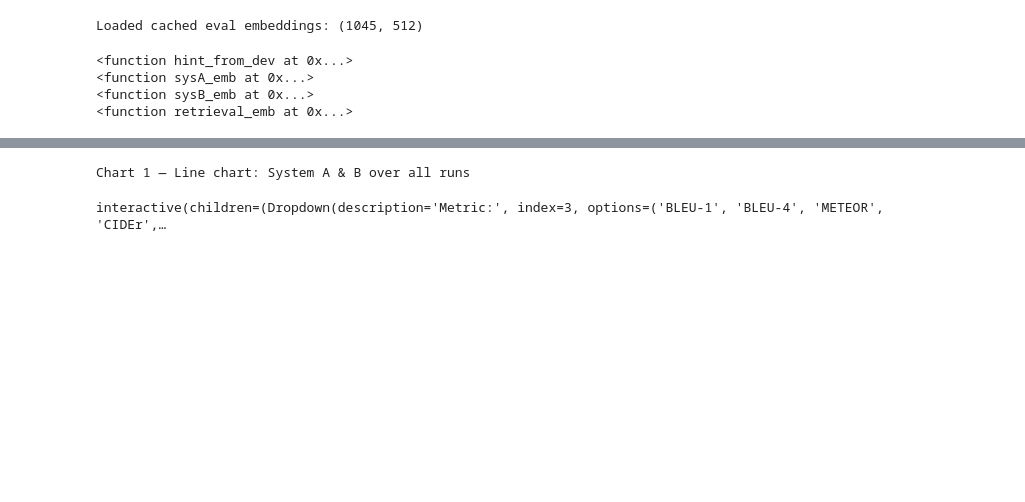
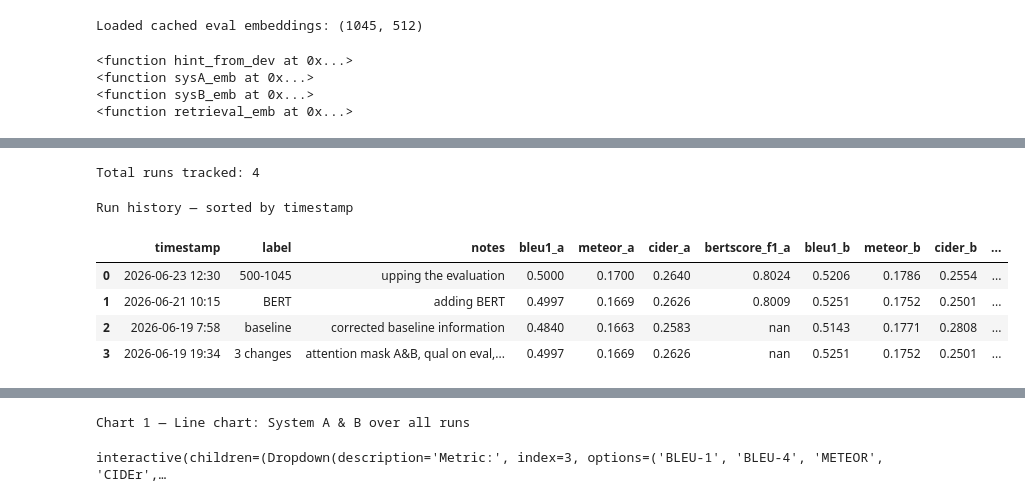
Before and after one commit to annhmartin/ML-audio, a Jupyter notebook: Untitled0.ipynb, the cells around one changed output, grey strips where cells are left out. Saved outputs shown, nothing was run; the diff lists cells and outputs as text; code cells hidden in the pictures; blank space fills up the shorter version.

```diff
--- a/Untitled0.ipynb
+++ b/Untitled0.ipynb
@@ -1511,2 +1462,36 @@ Run history — sorted by timestamp
+# %%
+# @title Run Tracker Historicals
+
+# split from cell above since i kept forgetting. to update the tracker and then would have to manually update the .csv
+# wanted to be able to be able to rerun this cell post fixing the .csv without rerunning a ton of the notebook
+tracker_path = os.path.join(CACHE_DIR, 'run_tracker.csv')
+tracker = pd.read_csv(tracker_path).sort_values('timestamp', ascending=False).reset_index(drop=True)
+
+print(f'Total runs tracked: {len(tracker)}')
+print()
+
+display(tracker[['timestamp','label','notes',
+                 'bleu1_a','meteor_a','cider_a','bertscore_f1_a',
+                 'bleu1_b','meteor_b','cider_b','bertscore_f1_b',
+                 'beam_width','epochs_a','weighted_caps','filtered_clips']]
+        .style.format({
+            'cider_a'       : '{:.4f}',
+            'bleu1_a'       : '{:.4f}',
+            'meteor_a'      : '{:.4f}',
+            'bertscore_f1_a': '{:.4f}',
+            'cider_b'       : '{:.4f}',
+            'bleu1_b'       : '{:.4f}',
+            'meteor_b'      : '{:.4f}',
+            'bertscore_f1_b': '{:.4f}',
+        })
+        .set_caption('Run history — sorted by timestamp'))
+# %% [output]
+Total runs tracked: 4
+Run history — sorted by timestamp
+|  | timestamp | label | notes | bleu1_a | meteor_a | cider_a | bertscore_f1_a | bleu1_b | meteor_b | cider_b | ... |
+| 0 | 2026-06-23 12:30 | 500-1045 | upping the evaluation | 0.5000 | 0.1700 | 0.2640 | 0.8024 | 0.5206 | 0.1786 | 0.2554 | ... |
+| 1 | 2026-06-21 10:15 | BERT | adding BERT | 0.4997 | 0.1669 | 0.2626 | 0.8009 | 0.5251 | 0.1752 | 0.2501 | ... |
+| 2 | 2026-06-19 7:58 | baseline | corrected baseline information | 0.4840 | 0.1663 | 0.2583 | nan | 0.5143 | 0.1771 | 0.2808 | ... |
+| 3 | 2026-06-19 19:34 | 3 changes | attention mask A&B, qual on eval,... | 0.4997 | 0.1669 | 0.2626 | nan | 0.5251 | 0.1752 | 0.2501 | ... |
 # %%
 # @title Results Interpretation
```
Also changed, not shown: parts of 47 cells of this notebook.
